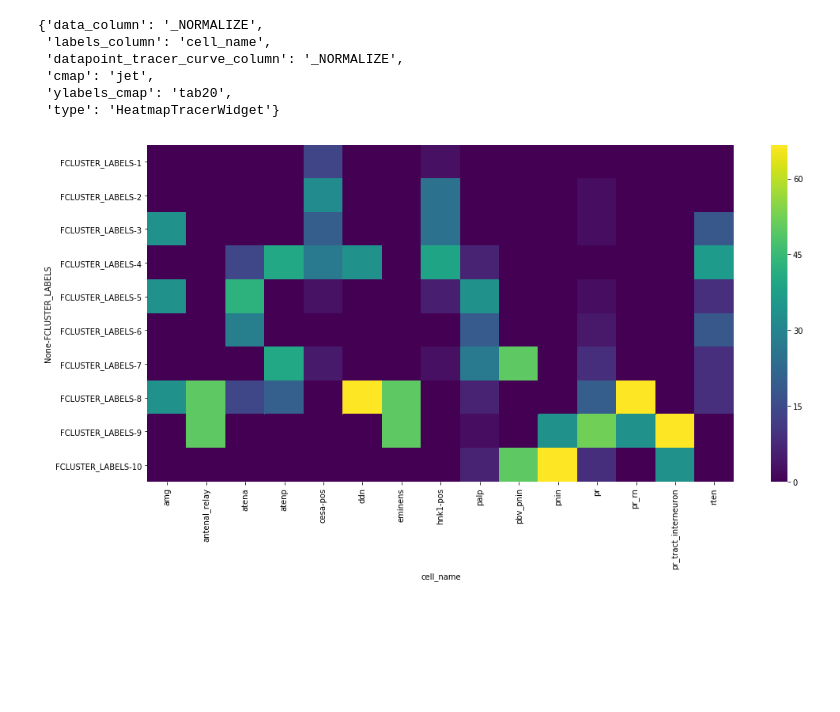
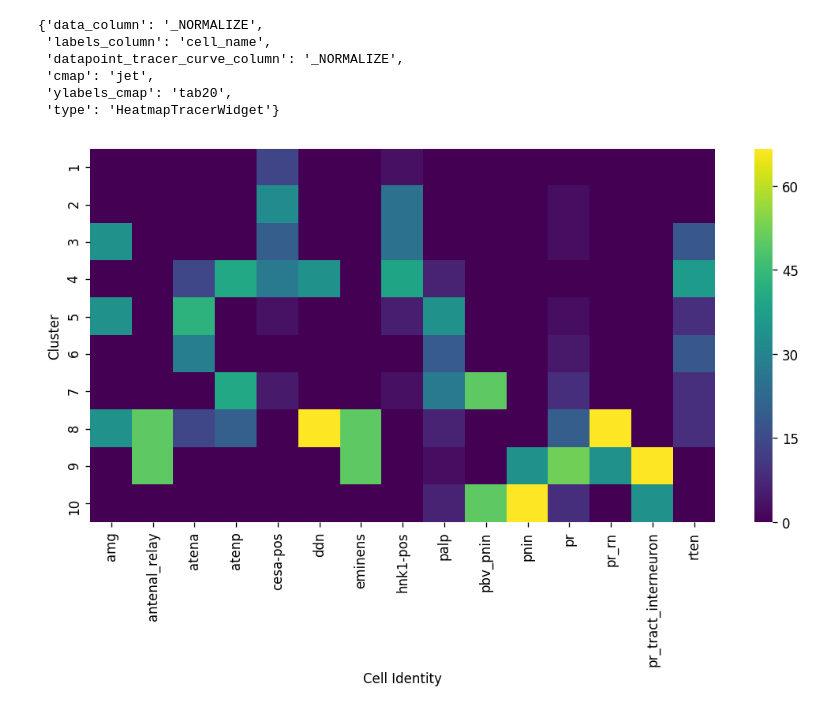
Before and after one commit to kushalkolar/mesmerize_manuscript_notebooks, a Jupyter notebook: proportions_heatmap_include_non-neuronal.ipynb, the cells around one changed output. Saved outputs shown, nothing was run; the diff lists cells and outputs as text; code cells hidden in the pictures; blank space fills up the shorter version.

```diff
--- a/proportions_heatmap_include_non-neuronal.ipynb
+++ b/proportions_heatmap_include_non-neuronal.ipynb
@@ -18,15 +18,15 @@ trn.plot_state
  'ylabels_cmap': 'tab20',
  'type': 'HeatmapTracerWidget'}
 # %%
-props_df = get_proportions(xs=trn.df.cell_name, ys=trn.df.FCLUSTER_LABELS, xs_name='cell_name', ys_name='FCLUSTER_LABELS')
+props_df = get_proportions(xs=trn.df.cell_name, ys=trn.df.FCLUSTER_LABELS, xs_name='Cell Identity', ys_name='Cluster')
 # %%
 props_df.fillna(value=0, inplace=True)
 # %%
 props_df.drop(['cor_ass_bvin', 'dcen', 'mn', 'pr_amg', 'vac_in', 'ependymal'], axis='index', inplace=True)
 # %%
-fig = plt.figure(figsize=(15,8))
+fig = plt.figure(figsize=(9,6), dpi=120)
 sns.heatmap(props_df.T, cmap='viridis')
 plt.tight_layout()
 # %% [output]
-[figure, old version]
+[figure, new version]
 # %%
```
Also changed, not shown: parts of 3 cells of this notebook, 11 other files.
